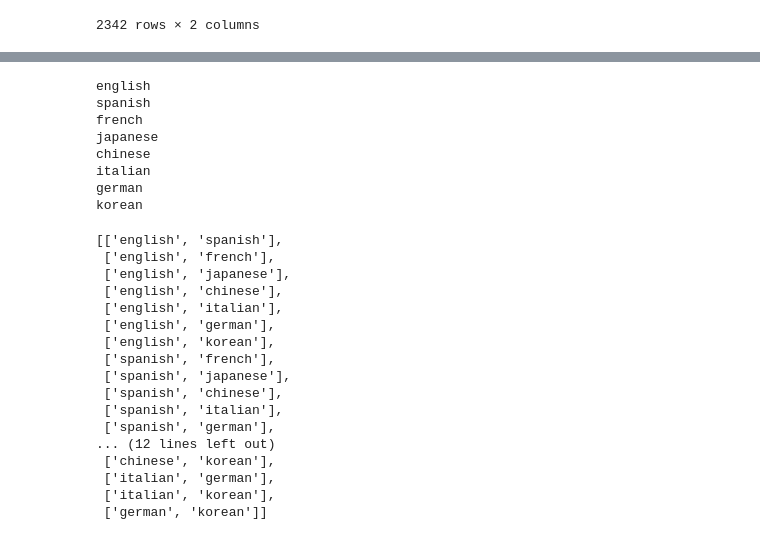
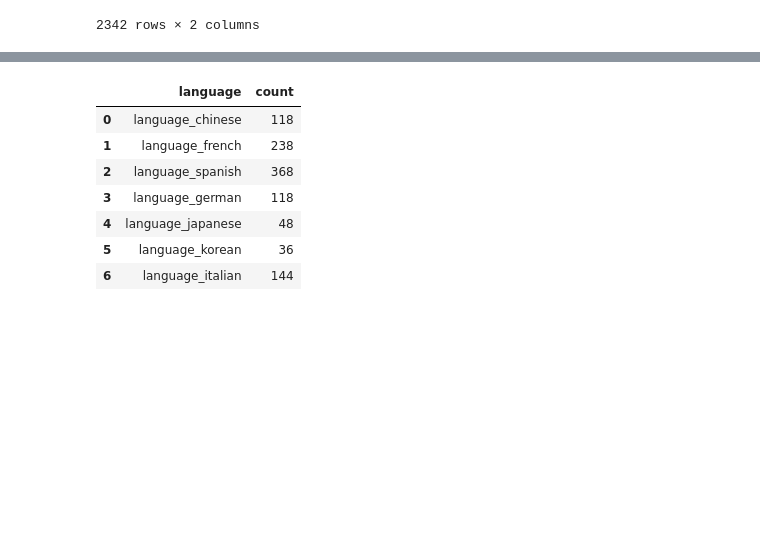
Before and after one commit to ernmin/Project4GA, a Jupyter notebook: EDA/EDA.ipynb, the cells around one changed output, grey strips where cells are left out. Cells and saved outputs as stored; diff of their text form; code cells hidden in the pictures; blank space fills up the shorter version.

```diff
--- a/EDA/EDA.ipynb
+++ b/EDA/EDA.ipynb
@@ -241,37 +242,17 @@ df_multiple_languages_original
-# %%
-language_pairs = []
-for i in range(len(row_list)):
-    print(row_list[i])
-    for j in range(i + 1, len(row_list)):
-        pair = []
-        pair.append(row_list[i])
-        pair.append(row_list[j])
-        language_pairs.append(pair)
-
-language_pairs
-# %% [output]
-english
-spanish
-french
-japanese
-chinese
-italian
-german
-korean
-[['english', 'spanish'],
- ['english', 'french'],
- ['english', 'japanese'],
- ['english', 'chinese'],
- ['english', 'italian'],
- ['english', 'german'],
- ['english', 'korean'],
- ['spanish', 'french'],
- ['spanish', 'japanese'],
- ['spanish', 'chinese'],
- ['spanish', 'italian'],
- ['spanish', 'german'],
-... (12 lines left out)
- ['chinese', 'korean'],
- ['italian', 'german'],
- ['italian', 'korean'],
- ['german', 'korean']]
+# %%
+df_multiple_dummies = pd.get_dummies(df_multiple_languages_original, columns=['language'])
+df_multiple_dummies = df_multiple_dummies.groupby('teacher_id').max().reset_index()
+df_multiple_dummies_8 = df_multiple_dummies[['teacher_id', 'language_english', 'language_chinese', 'language_french', 'language_spanish', 'language_german', 'language_japanese', 'language_korean', 'language_italian']]
+df_english = df_multiple_dummies_8[df_multiple_dummies_8['language_english'] == True]
+df_english_sum = df_english[['language_chinese', 'language_french', 'language_spanish', 'language_german', 'language_japanese', 'language_korean', 'language_italian']].sum().reset_index()
+df_english_sum = df_english_sum.rename(columns={'index': 'language', 0: 'count'})
+df_english_sum
+# %% [output]
+|  | language | count |
+| 0 | language_chinese | 118 |
+| 1 | language_french | 238 |
+| 2 | language_spanish | 368 |
+| 3 | language_german | 118 |
+| 4 | language_japanese | 48 |
+| 5 | language_korean | 36 |
+| 6 | language_italian | 144 |
```
Also changed, not shown: parts of 2 cells of this notebook.
